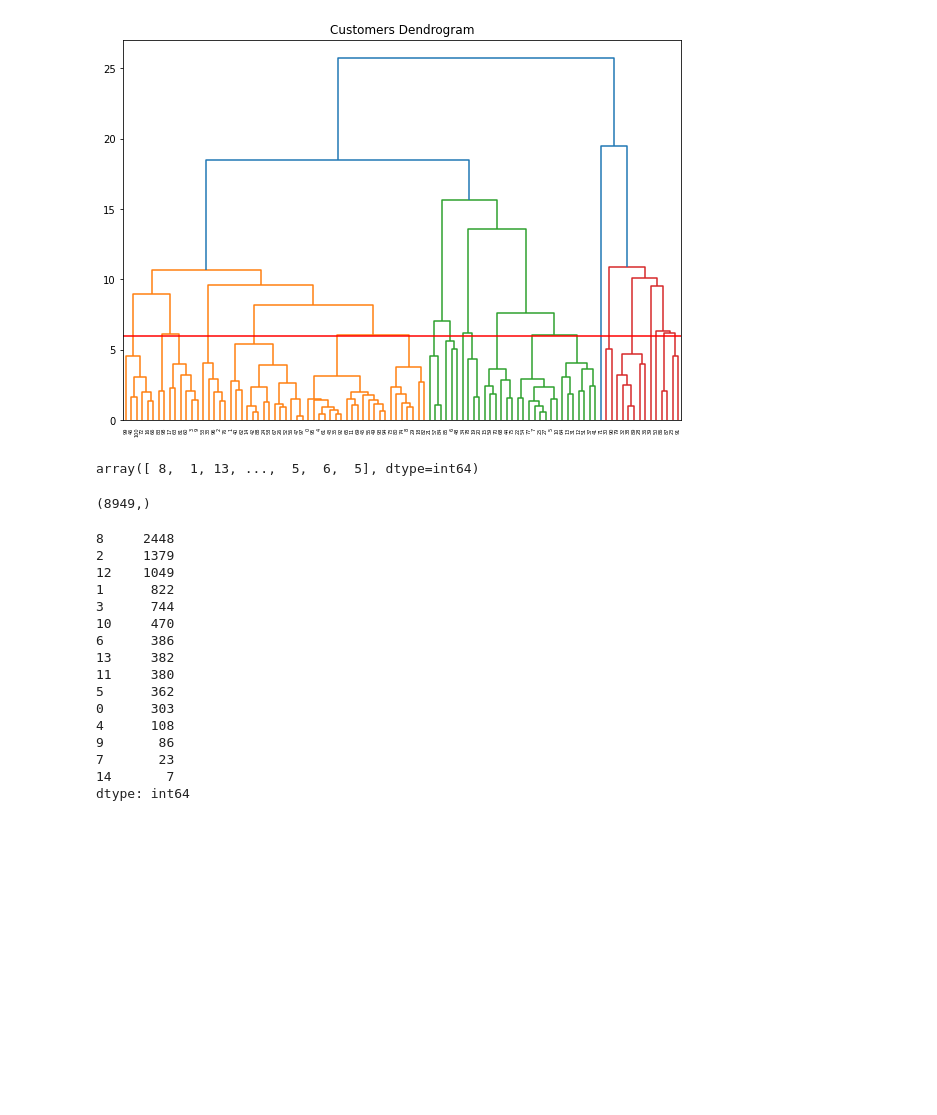
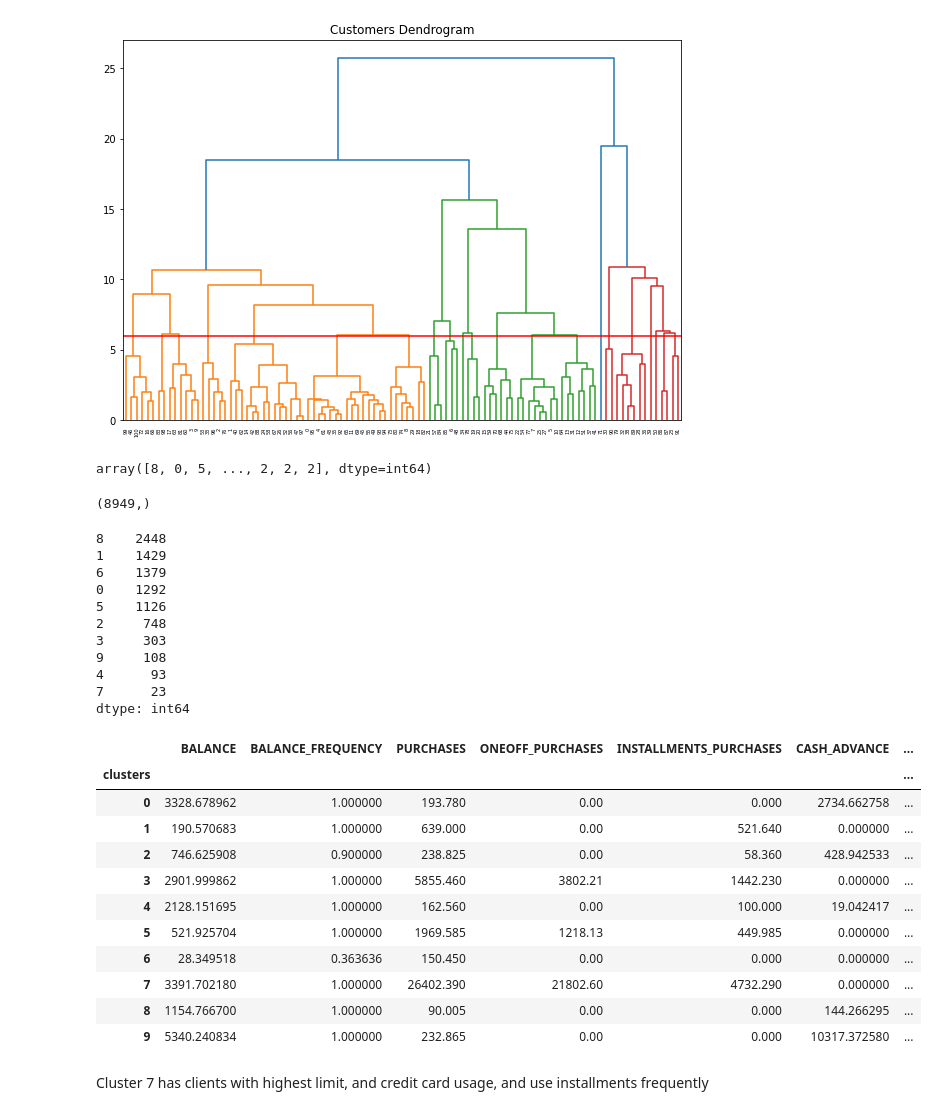
Before and after one commit to LeventSoykan/Credit_Card_Data_Clustering, a Jupyter notebook: clustering.ipynb, the cells around one changed output. Drawn from its saved outputs; the diff is of its cells as text; code cells hidden in the pictures; blank space fills up the shorter version.

Commit message:
observe hierarchical clusters

```diff
--- a/clustering.ipynb
+++ b/clustering.ipynb
@@ -293,11 +293,11 @@ plt.show()
 # %%
 from sklearn.cluster import AgglomerativeClustering
 
-clustering_model = AgglomerativeClustering(n_clusters=15, affinity='euclidean', linkage='ward')
+clustering_model = AgglomerativeClustering(n_clusters=10, affinity='euclidean', linkage='ward')
 clustering_model.fit(num_df)
 clustering_model.labels_
 # %% [output]
-array([ 8,  1, 13, ...,  5,  6,  5], dtype=int64)
+array([8, 0, 5, ..., 2, 2, 2], dtype=int64)
 # %%
 clustering_model.labels_.shape
 # %% [output]
@@ -305,19 +305,33 @@ clustering_model.labels_.shape
 # %%
 pd.Series(clustering_model.labels_).value_counts().sort_values(ascending=False)
 # %% [output]
-8     2448
-2     1379
-12    1049
-1      822
-3      744
-10     470
-6      386
-13     382
-11     380
-5      362
-0      303
-4      108
-9       86
-7       23
-14       7
+8    2448
+1    1429
+6    1379
+0    1292
+5    1126
+2     748
+3     303
+9     108
+4      93
+7      23
 dtype: int64
+# %%
+df['clusters'] = clustering_model.labels_
+# %%
+df.groupby('clusters').agg('median')
+# %% [output]
+|  | BALANCE | BALANCE_FREQUENCY | PURCHASES | ONEOFF_PURCHASES | INSTALLMENTS_PURCHASES | CASH_ADVANCE | ... |
+| clusters |  |  |  |  |  |  | ... |
+| 0 | 3328.678962 | 1.000000 | 193.780 | 0.00 | 0.000 | 2734.662758 | ... |
+| 1 | 190.570683 | 1.000000 | 639.000 | 0.00 | 521.640 | 0.000000 | ... |
+| 2 | 746.625908 | 0.900000 | 238.825 | 0.00 | 58.360 | 428.942533 | ... |
+| 3 | 2901.999862 | 1.000000 | 5855.460 | 3802.21 | 1442.230 | 0.000000 | ... |
+| 4 | 2128.151695 | 1.000000 | 162.560 | 0.00 | 100.000 | 19.042417 | ... |
+| 5 | 521.925704 | 1.000000 | 1969.585 | 1218.13 | 449.985 | 0.000000 | ... |
+| 6 | 28.349518 | 0.363636 | 150.450 | 0.00 | 0.000 | 0.000000 | ... |
+| 7 | 3391.702180 | 1.000000 | 26402.390 | 21802.60 | 4732.290 | 0.000000 | ... |
+| 8 | 1154.766700 | 1.000000 | 90.005 | 0.00 | 0.000 | 144.266295 | ... |
+| 9 | 5340.240834 | 1.000000 | 232.865 | 0.00 | 0.000 | 10317.372580 | ... |
+# %% [markdown]
+Cluster 7 has clients with highest limit, and credit card usage, and use installments frequently
```
